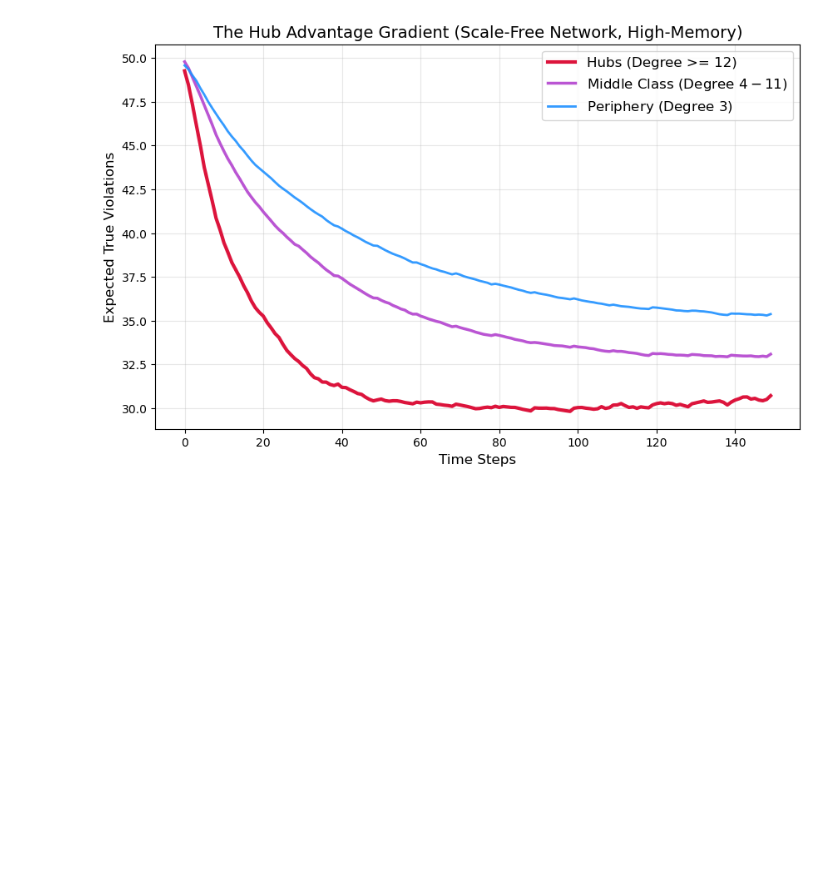
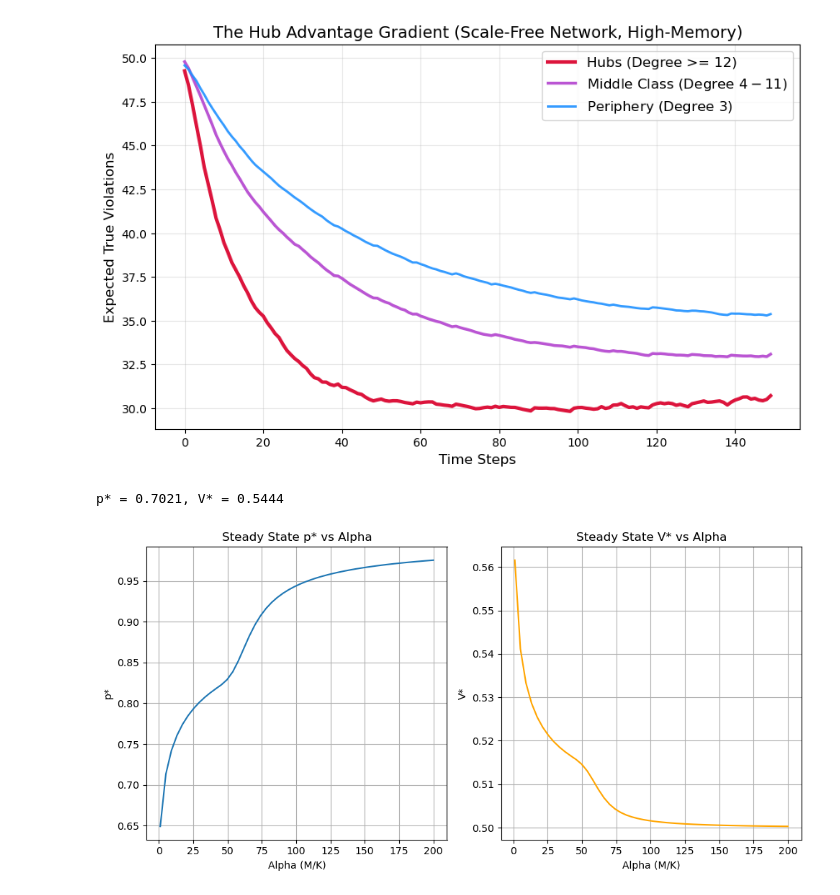
Before and after one commit to atiyabzafar/architecturesofproblemsolving, a Jupyter notebook: model/_other/Analysis/dismantle.ipynb, the cells around one changed output. Drawn from its saved outputs; the diff is of its cells as text; code cells hidden in the pictures; blank space fills up the shorter version.

```diff
--- a/model/_other/Analysis/dismantle.ipynb
+++ b/model/_other/Analysis/dismantle.ipynb
@@ -494,3 +494,76 @@ plt.grid(True, alpha=0.3)
 plt.show()
 # %% [output]
 [figure]
+# %%
+import numpy as np
+from scipy.stats import poisson
+from scipy.optimize import root_scalar
+
+alpha = 4.0
+
+def prob_Y_gt_X1(p, alpha):
+    # Pr(Y > X1)
+    # Y ~ Poisson(alpha)
+    # X1 ~ Poisson(alpha * p)
+    # sum_{k=0}^infty P(X1 = k) * P(Y >= k+1)
+    # P(Y >= k+1) = 1 - P(Y <= k) = 1 - poisson.cdf(k, alpha)
+    total = 0
+    for k in range(50):
+        total += poisson.pmf(k, alpha * p) * (1 - poisson.cdf(k, alpha))
+    return total
+
+def prob_X1_gt_Y(p, alpha):
+    # Pr(X1 > Y)
+    total = 0
+    for k in range(50):
+        total += poisson.pmf(k, alpha) * (1 - poisson.cdf(k, alpha * p))
+    return total
+
+def dp_dt_eq(p, alpha):
+    return (1 - p) * prob_Y_gt_X1(p, alpha) - p * prob_X1_gt_Y(p, alpha)
+
+sol = root_scalar(dp_dt_eq, args=(alpha,), bracket=[0.01, 0.99])
+p_star = sol.root
+v_star = 1 - p_star + (p_star**2) / 2
+
+with open("output.csv", "w") as f:
+    f.write(f"alpha,p_star,V_star\n{alpha},{p_star},{v_star}\n")
+
+print(f"p* = {p_star:.4f}, V* = {v_star:.4f}")
+# %% [output]
+p* = 0.7021, V* = 0.5444
+# %%
+import numpy as np
+import matplotlib.pyplot as plt
+
+alphas = np.linspace(1, 200, 50)
+p_stars = []
+v_stars = []
+
+for a in alphas:
+    sol = root_scalar(dp_dt_eq, args=(a,), bracket=[0.01, 0.999])
+    p = sol.root
+    p_stars.append(p)
+    # The mean field violation formula from the initial pdf: V = M(1 - p + p^2/2).
+    # Since V is fraction of violations per clause, we divide by M: V_frac = 1 - p + p^2/2
+    v_stars.append(1 - p + (p**2) / 2)
+
+plt.figure(figsize=(10, 5))
+plt.subplot(1, 2, 1)
+plt.plot(alphas, p_stars, label="p* (fraction of ones)")
+plt.xlabel("Alpha (M/K)")
+plt.ylabel("p*")
+plt.title("Steady State p* vs Alpha")
+plt.grid(True)
+
+plt.subplot(1, 2, 2)
+plt.plot(alphas, v_stars, label="V* (fraction of violations)", color='orange')
+plt.xlabel("Alpha (M/K)")
+plt.ylabel("V*")
+plt.title("Steady State V* vs Alpha")
+plt.grid(True)
+plt.tight_layout()
+#plt.savefig("equilibrium.png")
+plt.show()
+# %% [output]
+[figure, added]
```
Also changed, not shown: parts of 20 cells of this notebook, 3 other files.
